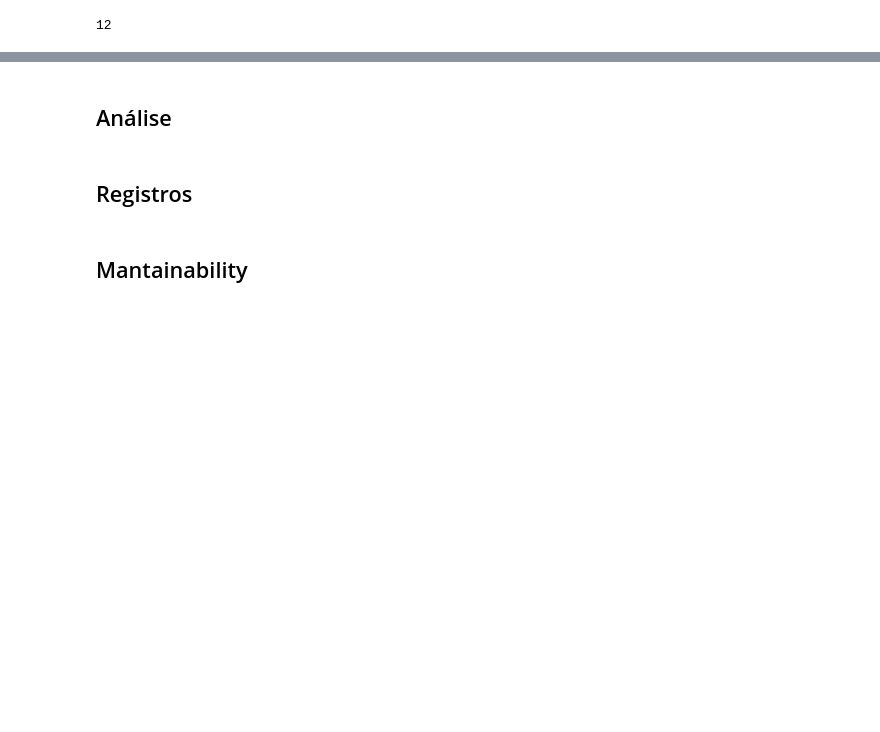
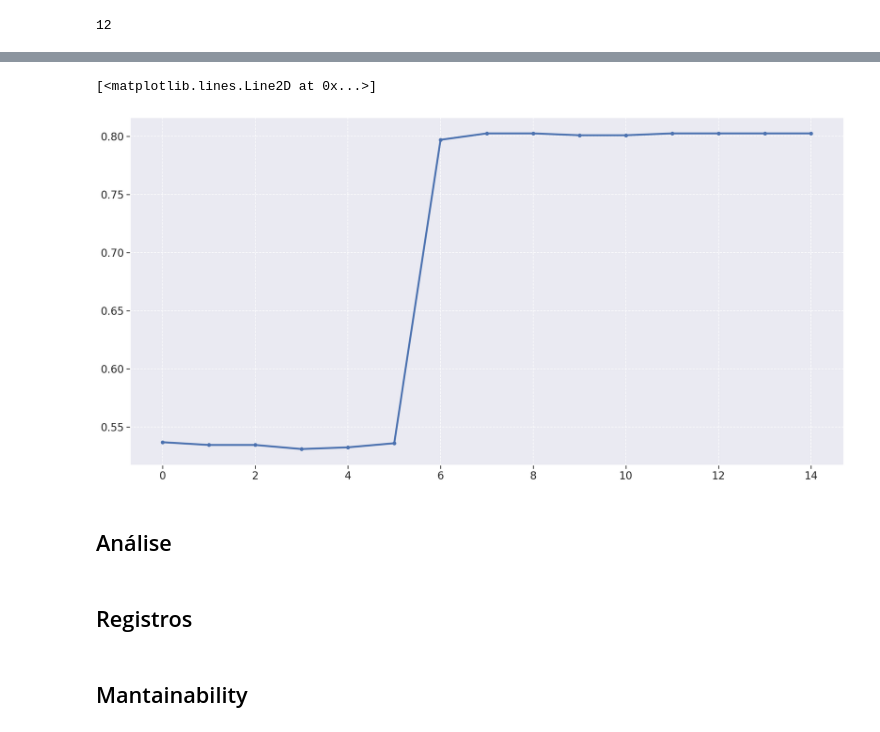
Before and after one commit to fga-eps-mds/2021-2-Oraculo-DOC, a Jupyter notebook: Notebook/analytics.ipynb, the cells around one changed output, grey strips where cells are left out. Cells and saved outputs as stored; diff of their text form; code cells hidden in the pictures; blank space fills up the shorter version.

```diff
--- a/Notebook/analytics.ipynb
+++ b/Notebook/analytics.ipynb
@@ -448,11 +451,14 @@ plt.legend(loc='upper left')
 # %%
 fig = plt.figure(figsize=(20, 10))
 
 
-plt.plot(metrics_df['total'], linewidth=3, marker='o', markersize=5)
+plt.plot(metrics_df['Total_QR'], linewidth=3, marker='o', markersize=5)
 
 
 #plt.ylim(.45,.7)
+# %% [output]
+[<matplotlib.lines.Line2D at 0x...>]
+[figure, added]
 # %%
 # DATE FORMAT: MM-DD-YYYY-HH:MM:SS
 currentDateTime = datetime.datetime.now().strftime("%m-%d-%Y-%H:%M:%S")
```
Also changed, not shown: parts of 15 cells of this notebook, 5 other files.
